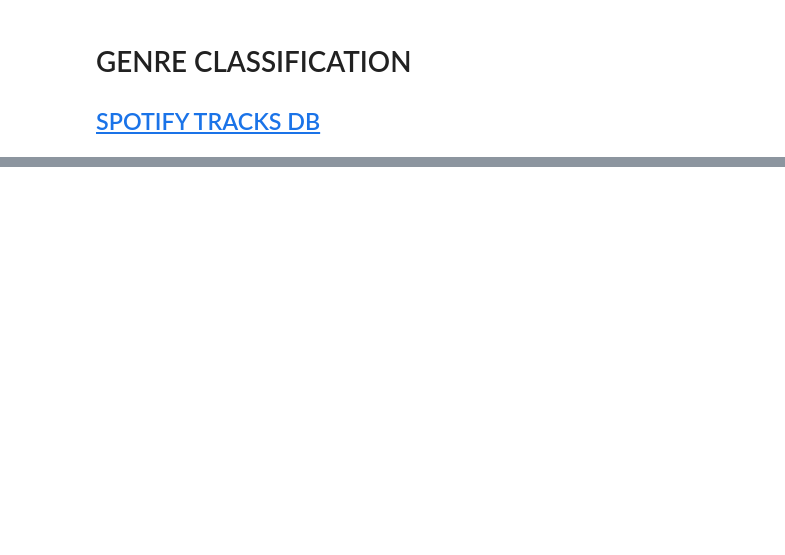
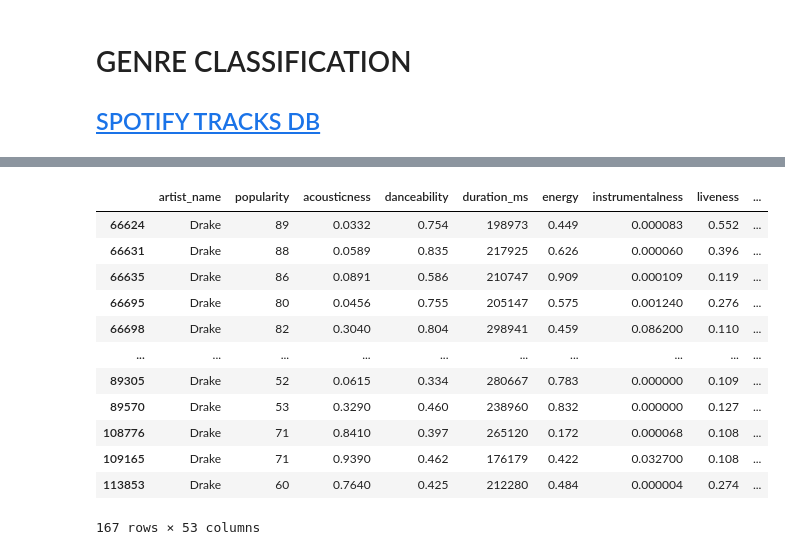
Before and after one commit to iarhbahsir/spotify-genre, a Jupyter notebook: DataCleaning.ipynb, the cells around one changed output, grey strips where cells are left out. Cells and saved outputs as stored; diff of their text form; code cells hidden in the pictures; blank space fills up the shorter version.

```diff
--- a/DataCleaning.ipynb
+++ b/DataCleaning.ipynb
@@ -157,3 +182,21 @@ Unique genres:  ['Movie' 'R&B' 'A Capella' 'Alternative' 'Country' 'Dance' 'Elec
+# %%
+#see 1 artist
+artist_name = "Drake"
+display(spotify_data_encoded.query('artist_name == "' + artist_name + '"' ))
+# %% [output]
+|  | artist_name | popularity | acousticness | danceability | duration_ms | energy | instrumentalness | liveness | ... |
+| 66624 | Drake | 89 | 0.0332 | 0.754 | 198973 | 0.449 | 0.000083 | 0.552 | ... |
+| 66631 | Drake | 88 | 0.0589 | 0.835 | 217925 | 0.626 | 0.000060 | 0.396 | ... |
+| 66635 | Drake | 86 | 0.0891 | 0.586 | 210747 | 0.909 | 0.000109 | 0.119 | ... |
+| 66695 | Drake | 80 | 0.0456 | 0.755 | 205147 | 0.575 | 0.001240 | 0.276 | ... |
+| 66698 | Drake | 82 | 0.3040 | 0.804 | 298941 | 0.459 | 0.086200 | 0.110 | ... |
+| ... | ... | ... | ... | ... | ... | ... | ... | ... | ... |
+| 89305 | Drake | 52 | 0.0615 | 0.334 | 280667 | 0.783 | 0.000000 | 0.109 | ... |
+| 89570 | Drake | 53 | 0.3290 | 0.460 | 238960 | 0.832 | 0.000000 | 0.127 | ... |
+| 108776 | Drake | 71 | 0.8410 | 0.397 | 265120 | 0.172 | 0.000068 | 0.108 | ... |
+| 109165 | Drake | 71 | 0.9390 | 0.462 | 176179 | 0.422 | 0.032700 | 0.108 | ... |
+| 113853 | Drake | 60 | 0.7640 | 0.425 | 212280 | 0.484 | 0.000004 | 0.274 | ... |
+167 rows × 53 columns
 # %%
 import seaborn as sn
 import matplotlib.pyplot as plt
```
Also changed, not shown: parts of 9 cells of this notebook, 1 other file.
